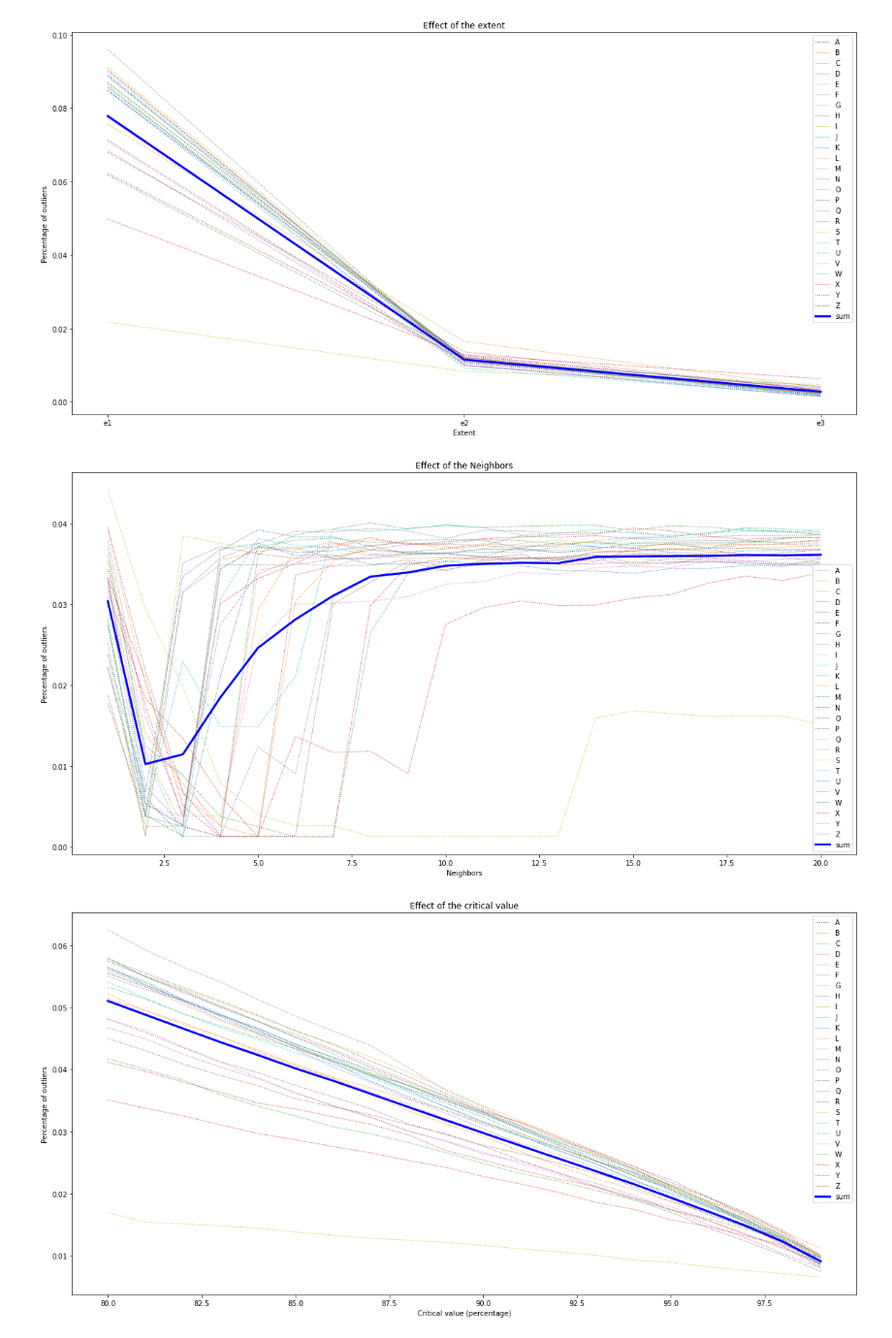
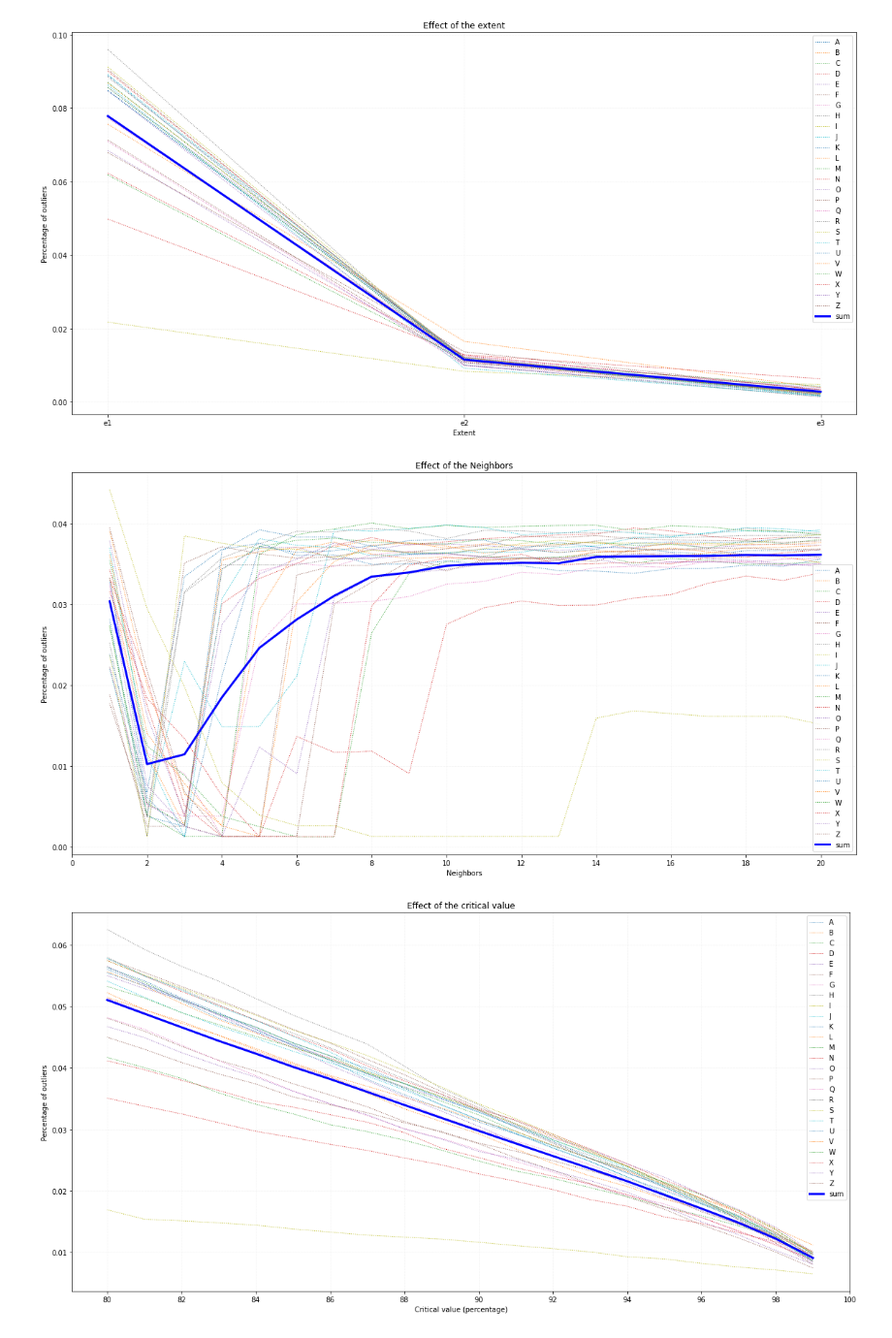
Before and after one commit to mmlein/KDDM2, a Jupyter notebook: src/04_Local_Outlier_Probability/local_outlier_probability.ipynb, the cells around one changed output. Shown: that part at 97% size. Cells and saved outputs as stored; diff of their text form; code cells hidden in the pictures.

Commit message:
optimized Local Outlier Probability plots

```diff
--- a/src/04_Local_Outlier_Probability/local_outlier_probability.ipynb
+++ b/src/04_Local_Outlier_Probability/local_outlier_probability.ipynb
@@ -251,25 +269,29 @@ plt.xlabel("Neighbors")
 plt.ylabel("Percentage of outliers")
 plt.title("Effect of the Neighbors")
 plt.legend()
+plt.grid(color='#DDDDDD', linestyle=':', linewidth=0.5)
+plt.xticks(range(0,21,2))
 plt.savefig("local_out_prob_neighbors.pdf")
 plt.show()
 # %% [output]
-[figure, old version]
+[figure, new version]
 # %%
 # plot the critical value variable
 fig = plt.figure(figsize = (20, 10))
 
 for letter in alphabet:
     if letter == "sum":
         plt.plot(result_per["%"], result_per[letter],"b-" ,label= letter, linewidth=3)
     else:
         plt.plot(result_per["%"], result_per[letter],":" ,label= letter, linewidth=1)
 
 plt.xlabel("Critical value (percentage)")
 plt.ylabel("Percentage of outliers")
 plt.title("Effect of the critical value")
 plt.legend()
+plt.grid(color='#DDDDDD', linestyle=':', linewidth=0.5)
+plt.xticks(range(80,101,2))
 plt.savefig("local_out_prob_crit_val.pdf")
 plt.show()
 # %% [output]
-[figure, old version]
+[figure, new version]
```
Also changed, not shown: parts of 2 cells of this notebook, 2 other files.
